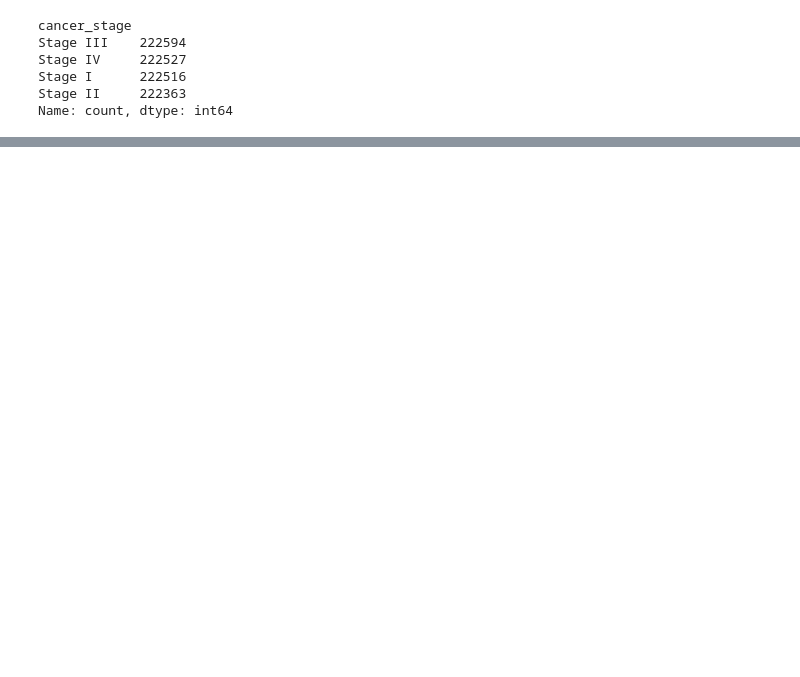
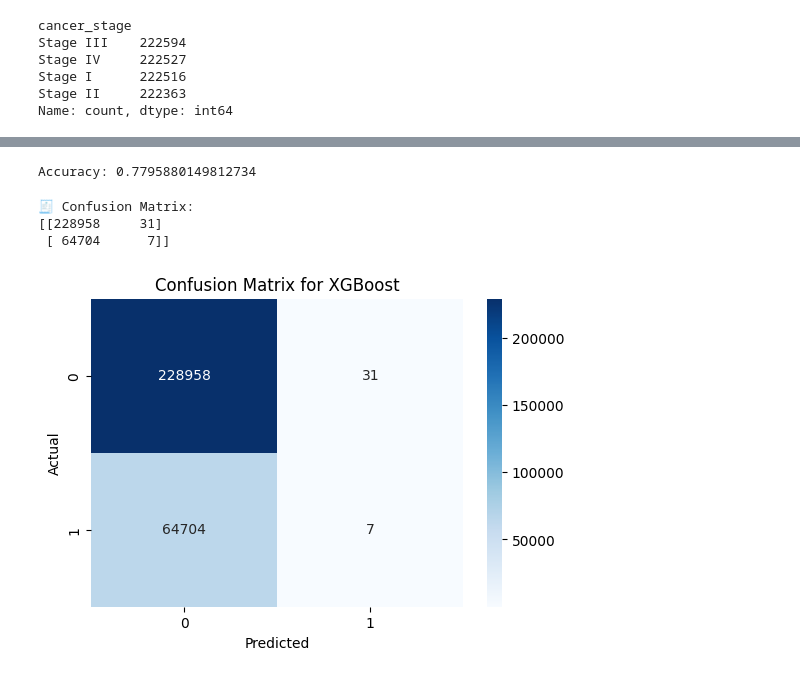
Before and after one commit to ZivadinM/skladistenje-softver, a Jupyter notebook: analiysis.ipynb, the cells around one changed output, grey strips where cells are left out. Saved outputs shown, nothing was run; the diff lists cells and outputs as text; code cells hidden in the pictures; blank space fills up the shorter version.

Commit message:
dodavanje readme-a, dodavnje analiza, dodvanje treniranje modela, validacije i prikaz preciznosti i dodavanje req

```diff
--- a/analiysis.ipynb
+++ b/analiysis.ipynb
@@ -179,0 +217,3 @@ df.head()
+# %%
+# pretvaranje inta - bool (true - 1, false - 0)
+df = df.astype({col: 'int' for col in df.select_dtypes('bool').columns})
@@ -179,0 +230,5 @@ df.head()
+# %%
+X = df.drop(['id','survived'],axis=1)
+y = df['survived']
+
+X_train, X_test, y_train, y_test = train_test_split(X, y, test_size=0.33, random_state=4)
@@ -179,0 +243,4 @@ df.head()
+# %%
+# treniranje modela
+xg_model = XGBClassifier(use_label_encoder=False, eval_metric='logloss')
+xg_model.fit(X_train, y_train)
@@ -179,0 +263,24 @@ df.head()
+# %%
+# koriscenje modela za predikciju
+xg_pred = xg_model.predict(X_test)
+# validacija preciznosti modela
+print("Accuracy:", accuracy_score(y_test, xg_pred))
+# %% [output]
+Accuracy: 0.7795880149812734
+# %%
+# prikaz confusion matcije za XGBoost
+conf_matrix_xg = confusion_matrix(y_test, xg_pred)
+print("🧾 Confusion Matrix:")
+print(conf_matrix_xg)
+
+plt.figure(figsize=(6,4))
+sns.heatmap(conf_matrix_xg, annot=True, fmt='d', cmap='Blues')
+plt.title(f'Confusion Matrix for XGBoost')
+plt.xlabel('Predicted')
+plt.ylabel('Actual')
+plt.show()
+# %% [output]
+🧾 Confusion Matrix:
+[[228958     31]
+ [ 64704      7]]
+[figure, added]
```
Also changed, not shown: parts of 26 cells of this notebook, 3 other files.
